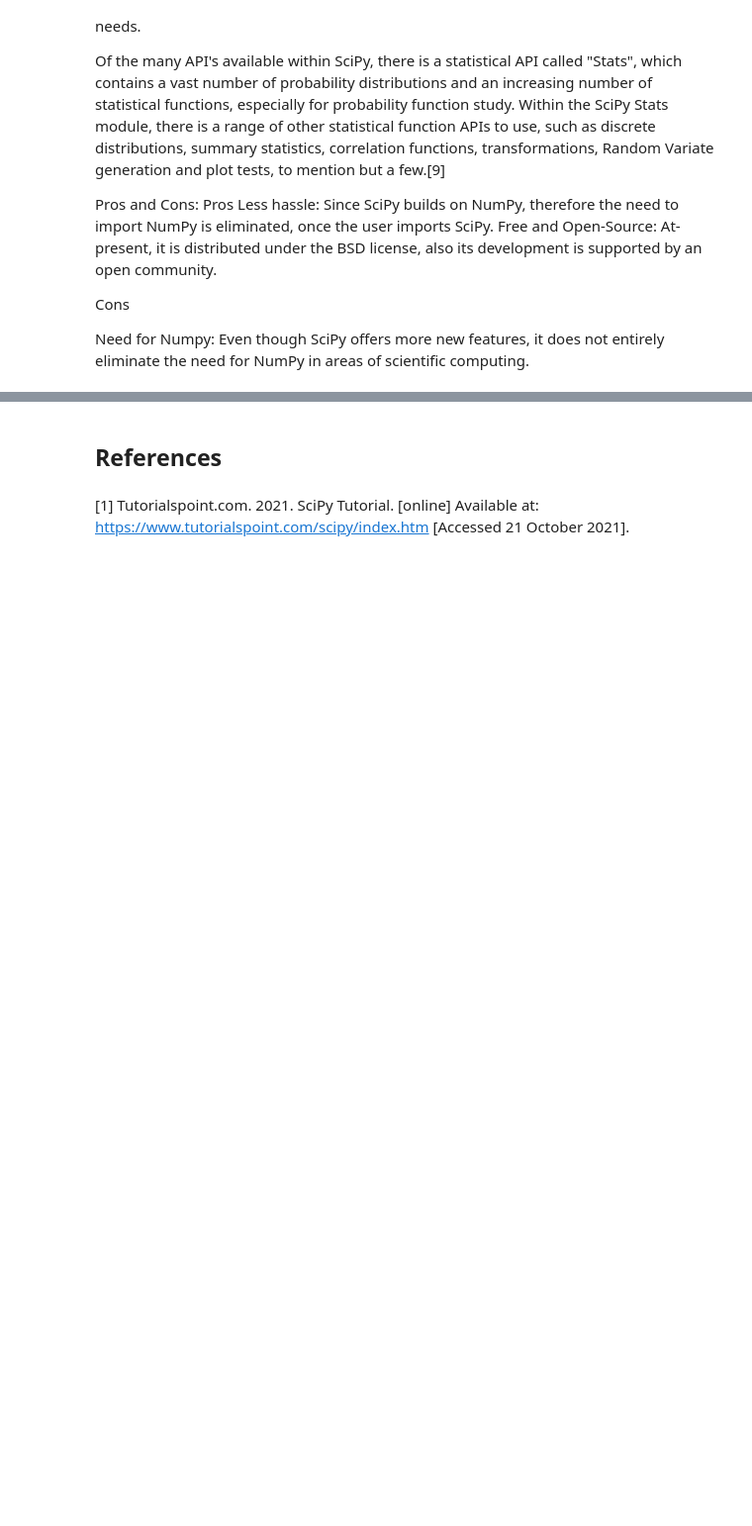
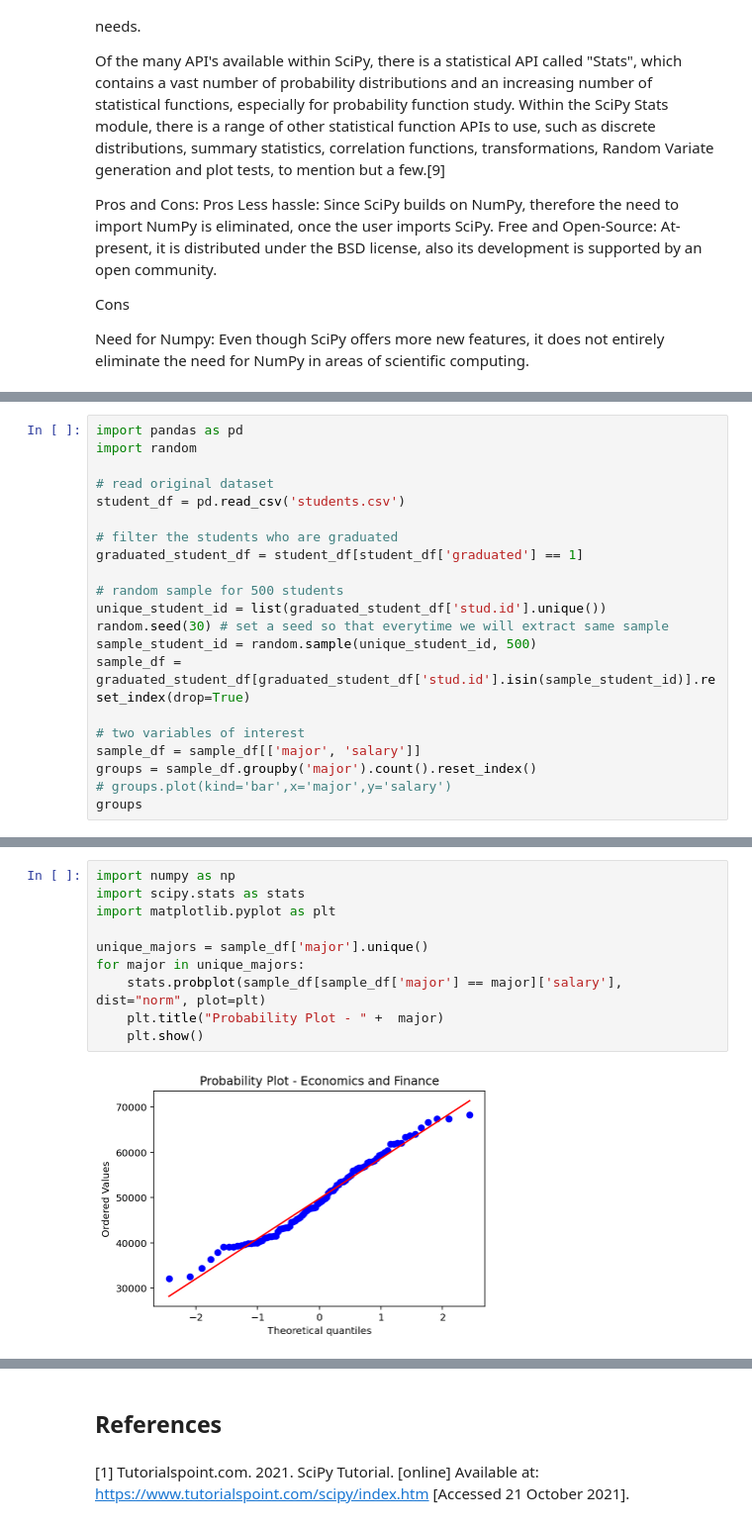
Before and after one commit to Munster2020/HDIP_CSDA_COMP08055, a Jupyter notebook: scipy-stats.ipynb, the cells around one changed output, grey strips where cells are left out. Shown: that part at 99% size. Drawn from its saved outputs; the diff is of its cells as text; blank space fills up the shorter version.

Commit message:
Uploaded dataset for use in scipy-stats.ipynb

```diff
--- a/scipy-stats.ipynb
+++ b/scipy-stats.ipynb
@@ -31,0 +42,21 @@ from scipy import stats
+# %%
+import pandas as pd
+import random
+
+# read original dataset
+student_df = pd.read_csv('students.csv')
+
+# filter the students who are graduated
+graduated_student_df = student_df[student_df['graduated'] == 1]
+
+# random sample for 500 students
+unique_student_id = list(graduated_student_df['stud.id'].unique())
+random.seed(30) # set a seed so that everytime we will extract same sample
+sample_student_id = random.sample(unique_student_id, 500)
+sample_df = graduated_student_df[graduated_student_df['stud.id'].isin(sample_student_id)].reset_index(drop=True)
+
+# two variables of interest
+sample_df = sample_df[['major', 'salary']]
+groups = sample_df.groupby('major').count().reset_index()
+# groups.plot(kind='bar',x='major',y='salary')
+groups
@@ -31,0 +71,12 @@ from scipy import stats
+# %%
+import numpy as np
+import scipy.stats as stats
+import matplotlib.pyplot as plt
+
+unique_majors = sample_df['major'].unique()
+for major in unique_majors:
+    stats.probplot(sample_df[sample_df['major'] == major]['salary'], dist="norm", plot=plt)
+    plt.title("Probability Plot - " +  major)
+    plt.show()
+# %% [output]
+[figure, added]
```
Also changed, not shown: parts of 7 cells of this notebook.
